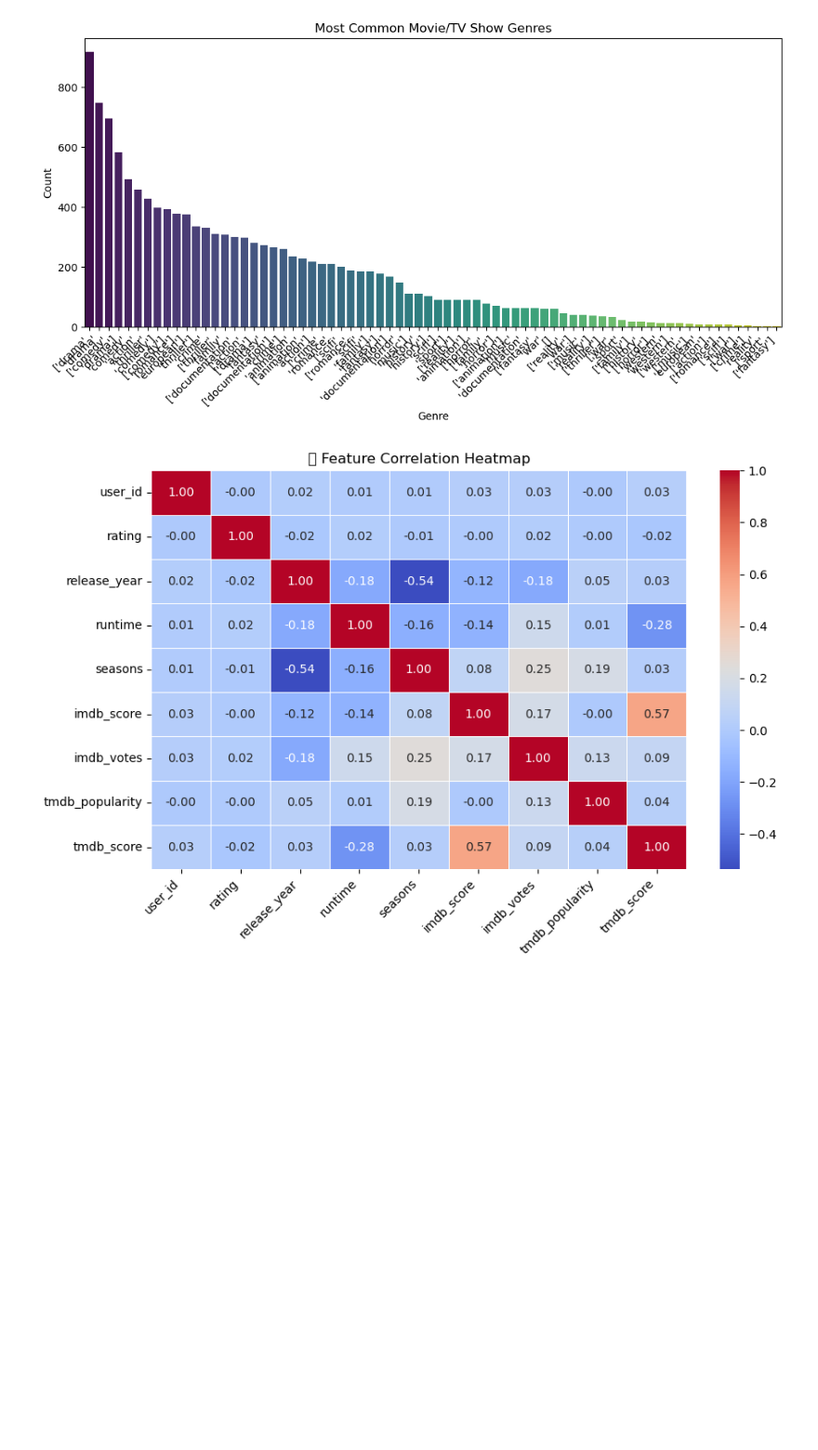
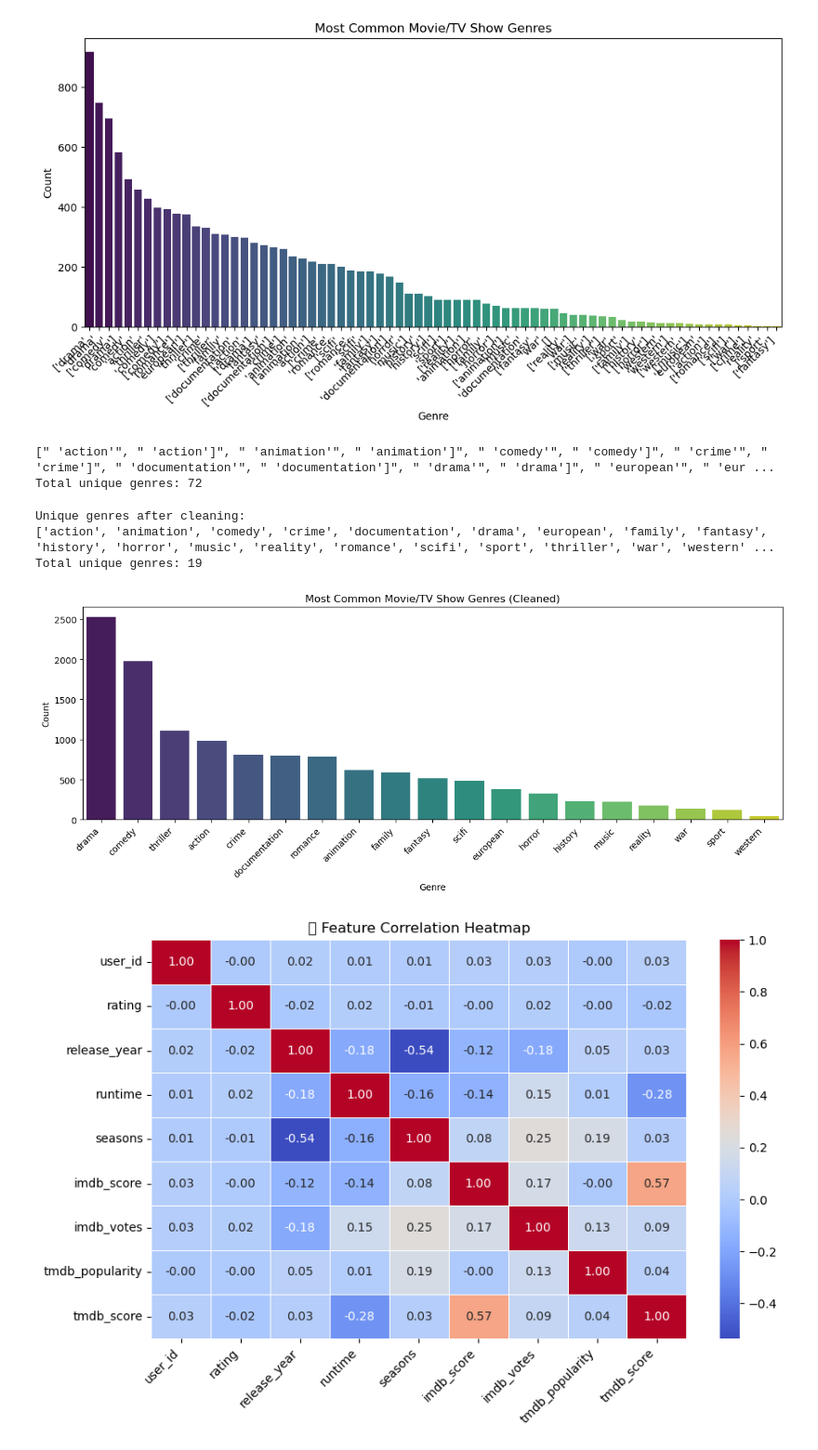
Before and after one commit to kahtian/recommender-system, a Jupyter notebook: AddedJoblib(latest).ipynb, the cells around one changed output. Shown: that part at 93% size. Saved outputs shown, nothing was run; the diff lists cells and outputs as text; code cells hidden in the pictures; blank space fills up the shorter version.

```diff
--- a/AddedJoblib(latest).ipynb
+++ b/AddedJoblib(latest).ipynb
@@ -291,6 +291,60 @@ Passing `palette` without assigning `hue` is deprecated and will be removed in v
 
   sns.barplot(x=genre_combine['Genre'], y=genre_combine['Count'], palette='viridis')
 [figure]
+# %%
+# too many repeating, have issue
+print(sorted(set(all_genres)))
+print(f"Total unique genres: {len(set(all_genres))}")
+# %% [output]
+[" 'action'", " 'action']", " 'animation'", " 'animation']", " 'comedy'", " 'comedy']", " 'crime'", " 'crime']", " 'documentation'", " 'documentation']", " 'drama'", " 'drama']", " 'european'", " 'eur ...
+Total unique genres: 72
+# %%
+# in order to remove duplicated and shows actual plot
+
+import re
+
+def clean_genre(genre):
+    # Remove all non-alphabet characters (keeping only letters)
+    return re.sub(r"[^a-zA-Z]", "", genre.lower())
+
+# Clean and process genres
+all_genres = [clean_genre(genre)
+             for sublist in final_data['genres'].dropna().apply(lambda x: x.split(','))
+             for genre in sublist
+             if clean_genre(genre)]  # Filter out empty strings
+
+# Count occurrences
+genre_counts = Counter(all_genres)
+
+# Convert to DataFrame for visualization
+genre_combine = pd.DataFrame(genre_counts.items(), columns=['Genre', 'Count']).sort_values(by='Count', ascending=False)
+
+# Print unique genres to verify
+print("Unique genres after cleaning:")
+print(sorted(genre_combine['Genre'].unique()))
+print(f"Total unique genres: {len(genre_combine)}")
+
+# Plot
+plt.figure(figsize=(12, 5))
+sns.barplot(
+    x='Genre',
+    y='Count',
+    data=genre_combine,
+    hue='Genre',  # Assign hue to Genre
+    palette='viridis',
+    legend=False  # Disable legend (redundant for this plot)
+)
+plt.xticks(rotation=45, ha='right')
+plt.xlabel("Genre")
+plt.ylabel("Count")
+plt.title("Most Common Movie/TV Show Genres (Cleaned)")
+plt.tight_layout()
+plt.show()
+# %% [output]
+Unique genres after cleaning:
+['action', 'animation', 'comedy', 'crime', 'documentation', 'drama', 'european', 'family', 'fantasy', 'history', 'horror', 'music', 'reality', 'romance', 'scifi', 'sport', 'thriller', 'war', 'western' ...
+Total unique genres: 19
+[figure, added]
 # %%
 #remove redundant features
 # Select only numerical columns from final_data
```
Also changed, not shown: parts of 8 cells of this notebook.
